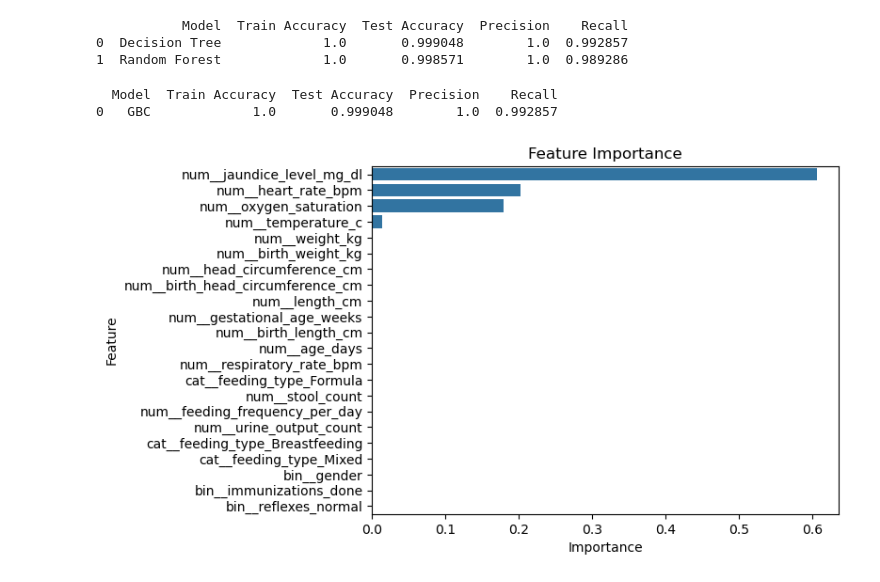
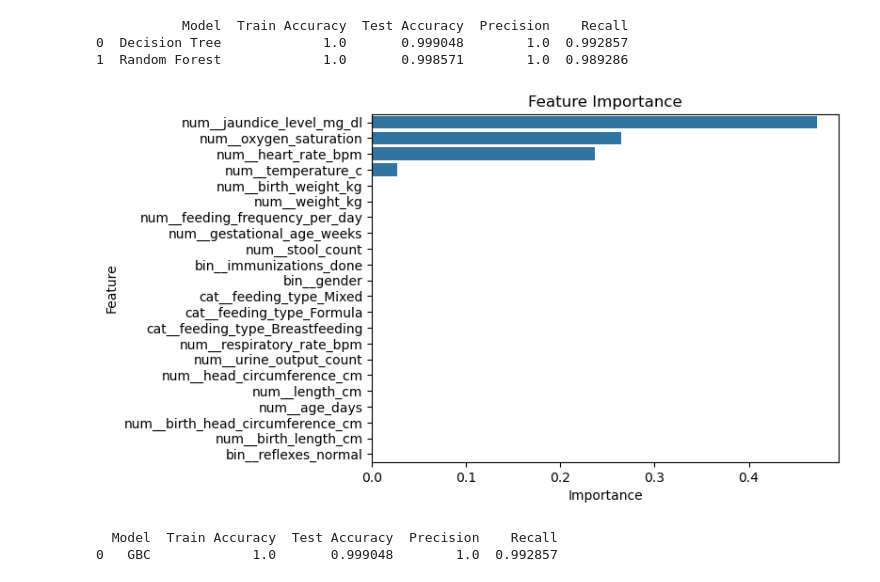
Before and after one commit to R-Vel/ML_Lab2, a Jupyter notebook: report.ipynb, the cells around one changed output. Saved outputs shown, nothing was run; the diff lists cells and outputs as text; code cells hidden in the pictures.

```diff
--- a/report.ipynb
+++ b/report.ipynb
@@ -968,6 +892,22 @@ print(results_df)
            Model  Train Accuracy  Test Accuracy  Precision    Recall
 0  Decision Tree             1.0       0.999048        1.0  0.992857
 1  Random Forest             1.0       0.998571        1.0  0.989286
+# %%
+FEATURE_NAMES_NEW = preprocessor.get_feature_names_out()
+feature_importances = dt_model.feature_importances_
+
+feature_importance_df = pd.DataFrame({
+    'Feature': FEATURE_NAMES_NEW,
+    'Importance': feature_importances
+})
+
+feature_importance_df = feature_importance_df.sort_values(by='Importance', ascending=False)
+
+sns.barplot(x='Importance', y='Feature', data=feature_importance_df)
+plt.title('Feature Importance')
+plt.show()
+# %% [output]
+[figure, added]
 # %%
 import pandas as pd
 import numpy as np
@@ -1073,28 +1013,3 @@ print(results_df)
 # %% [output]
   Model  Train Accuracy  Test Accuracy  Precision    Recall
 0   GBC             1.0       0.999048        1.0  0.992857
-# %%
-gbc_model = GradientBoostingClassifier(loss="log_loss", n_estimators=100, random_state=42)
-
-help = Pipeline([
-    ('preprocess', preprocessor),
-    ('clf', gbc_model)
-])
-
-help.fit(X_train, y_train)
-
-FEATURE_NAMES_NEW = preprocessor.get_feature_names_out()
-feature_importances = gbc_model.feature_importances_
-
-feature_importance_df = pd.DataFrame({
-    'Feature': FEATURE_NAMES_NEW,
-    'Importance': feature_importances
-})
-
-feature_importance_df = feature_importance_df.sort_values(by='Importance', ascending=False)
-
-sns.barplot(x='Importance', y='Feature', data=feature_importance_df)
-plt.title('Feature Importance')
-plt.show()
-# %% [output]
-[figure, removed]
```
Also changed, not shown: parts of 7 cells of this notebook.
